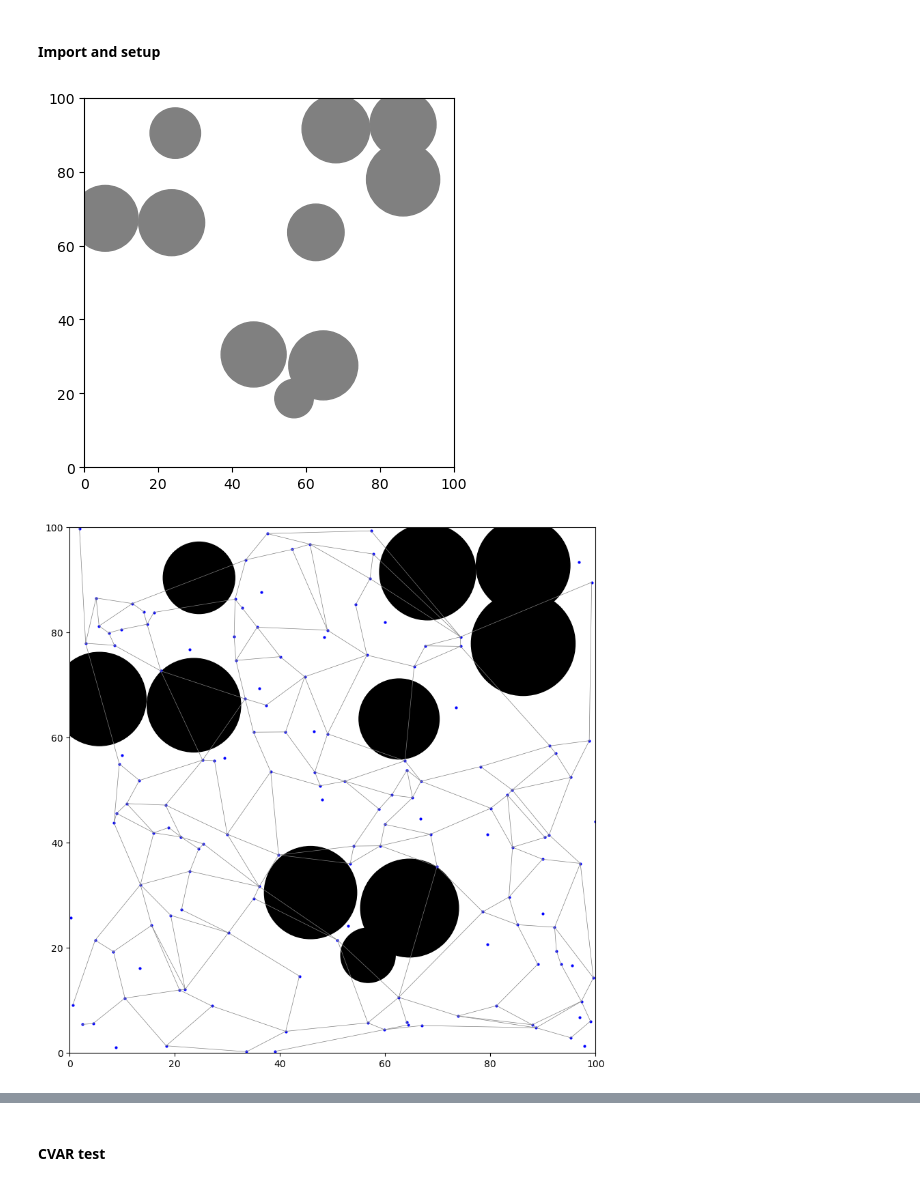
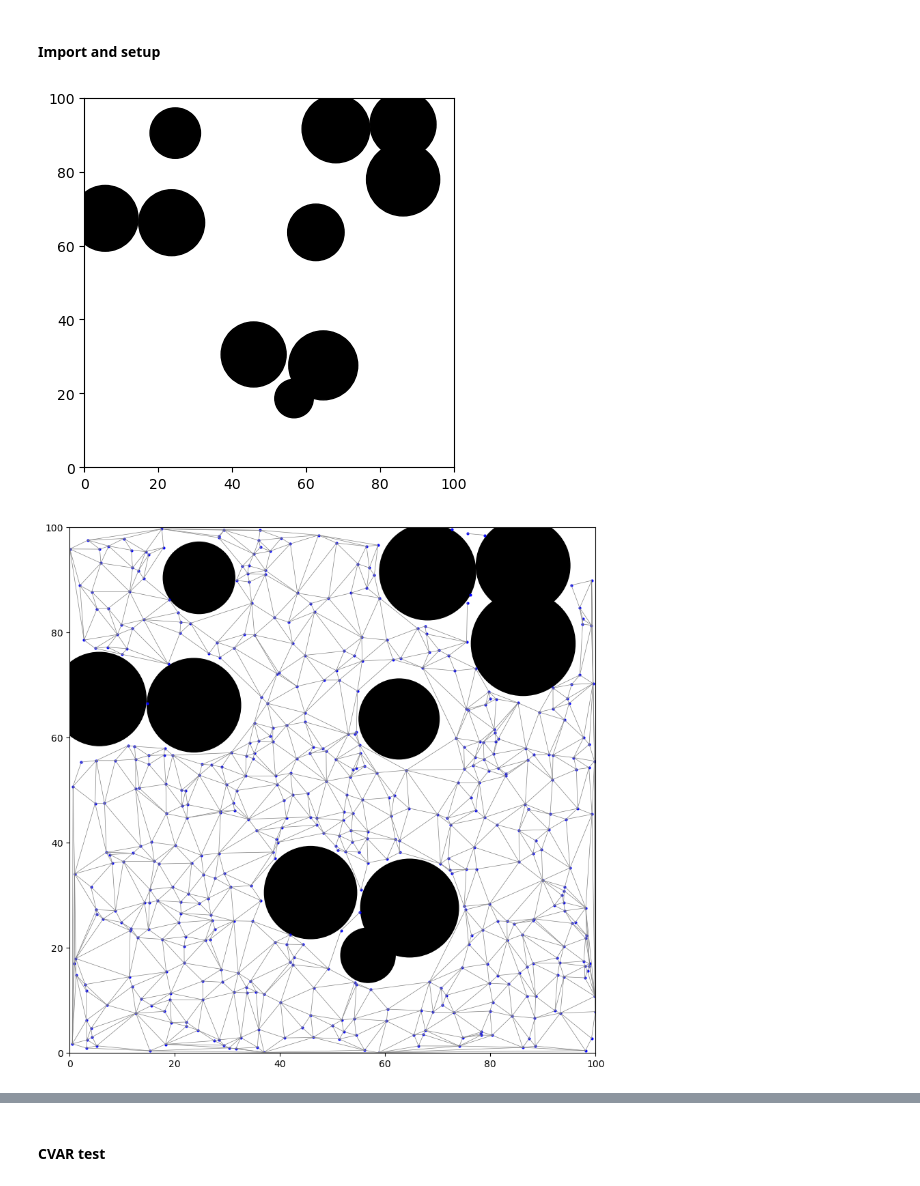
Before and after one commit to Zander-M/ST_Gaussian_PRM, a Jupyter notebook: experiment.ipynb, the cells around one changed output, grey strips where cells are left out. Saved outputs shown, nothing was run; the diff lists cells and outputs as text; code cells hidden in the pictures.

```diff
--- a/experiment.ipynb
+++ b/experiment.ipynb
@@ -13,21 +13,21 @@ from swarm_prm.solvers.swarm_prm.macro.gaussian_prm import GaussianPRM
 # %%
 map_fname = "data/envs/maps/map_2.yaml"
 map_loader = RoadmapLoader(map_fname)
 # instance_loader = InstanceLoader(instance_fname)
-map_loader.visualize("test_map")
 roadmap, _ = map_loader.get_map()
+roadmap.visualize()
 # instance_fname = "data/envs/maps/map_2.yaml"
 # instance = instance_loader.get_instance()
-gaussian_prm = GaussianPRM(roadmap, None, 150)
+gaussian_prm = GaussianPRM(roadmap, None, 500)
 # gaussian_prm.load_instance()
 gaussian_prm.sample_free_space(sampling_strategy="UNIFORM")
-gaussian_prm.build_roadmap(roadmap_method="TRIANGULATION", kd_radius=30, collision_check_method="MONTE_CARLO")
+gaussian_prm.build_roadmap(roadmap_method="TRIANGULATION", kd_radius=30, collision_check_method="CVAR")
 # %% [output]
-[figure, old version]
+[figure, new version]
 # %%
-gaussian_prm.visualize_map("test_map")
+gaussian_prm.visualize_roadmap("test_map")
 # %% [output]
-[figure, old version]
+[figure, new version]
 # %%
 gaussian_prm.visualize_g_nodes("test_g_nodes")
 # %% [output]
```
Also changed, not shown: parts of 4 cells of this notebook, 4 other files.
